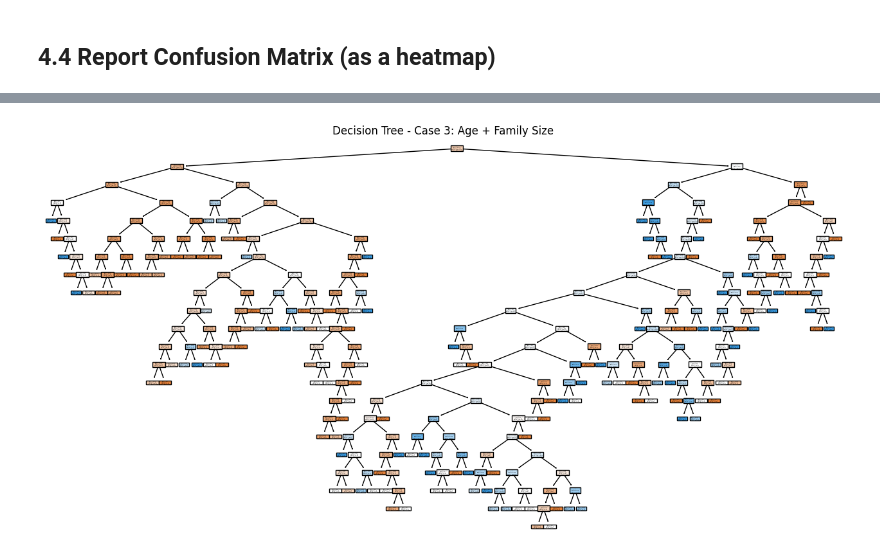
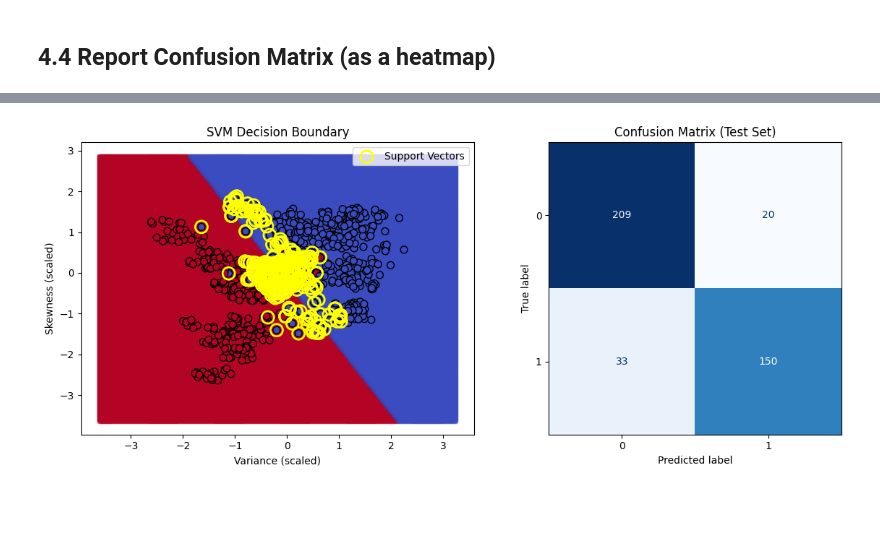
Before and after one commit to bfuemmeler/mlmidterm, a Jupyter notebook: notebook/midterm.ipynb, the cells around one changed output, grey strips where cells are left out. Cells and saved outputs as stored; diff of their text form; code cells hidden in the pictures; blank space fills up the shorter version.

```diff
--- a/notebook/midterm.ipynb
+++ b/notebook/midterm.ipynb
@@ -488,17 +384,63 @@ fig.savefig("tree_case2_age.png")
-# %%
-# Plot Decision Tree for Case 3
-fig = plt.figure(figsize=(16, 8))
-plot_tree(tree_model3,
-          feature_names=X3.columns,
-          class_names=["Not Survived", "Survived"],
-          filled=True)
-plt.title("Decision Tree - Case 3: Age + Family Size")
-plt.show()
-
-# Save image
-fig.savefig("tree_case3_age_family.png")
-# %% [output]
-[figure, removed]
+# %%
+import numpy as np
+import matplotlib.pyplot as plt
+from sklearn.svm import SVC
+from sklearn.preprocessing import StandardScaler
+from sklearn.model_selection import train_test_split
+from sklearn.metrics import confusion_matrix, ConfusionMatrixDisplay
+
+# Use only variance and skewness for visualization
+X_vis = X[['variance', 'skewness']].values
+y_vis = y.values
+
+# Split data
+X_train, X_test, y_train, y_test = train_test_split(X_vis, y_vis, test_size=0.3, random_state=42)
+
+# Scale features
+scaler = StandardScaler()
+X_train_scaled = scaler.fit_transform(X_train)
+X_test_scaled = scaler.transform(X_test)
+
+# Fit SVM
+model = SVC(kernel='linear')
+model.fit(X_train_scaled, y_train)
+
+# Predict on test set
+y_pred = model.predict(X_test_scaled)
+
+# ----- Decision Boundary Plot -----
+x_min, x_max = X_train_scaled[:, 0].min() - 1, X_train_scaled[:, 0].max() + 1
+y_min, y_max = X_train_scaled[:, 1].min() - 1, X_train_scaled[:, 1].max() + 1
+xx, yy = np.meshgrid(np.linspace(x_min, x_max, 500),
+                     np.linspace(y_min, y_max, 500))
+
+Z = model.predict(np.c_[xx.ravel(), yy.ravel()])
+Z = Z.reshape(xx.shape)
+
+plt.figure(figsize=(12,5))
+
+# Left: Decision boundary
+plt.subplot(1, 2, 1)
+plt.scatter(xx, yy, c=Z, alpha=0.2, cmap=plt.cm.coolwarm, marker='s', s=10)
+plt.scatter(X_train_scaled[:, 0], X_train_scaled[:, 1], c=y_train, s=50, edgecolor='k', cmap=plt.cm.coolwarm)
+plt.scatter(model.support_vectors_[:, 0], model.support_vectors_[:, 1],
+            facecolors='none', edgecolors='yellow', s=150, linewidths=2, label='Support Vectors')
+plt.xlabel('Variance (scaled)')
+plt.ylabel('Skewness (scaled)')
+plt.title('SVM Decision Boundary')
+plt.legend()
+
+# Right: Confusion Matrix
+plt.subplot(1, 2, 2)
+cm = confusion_matrix(y_test, y_pred)
+disp = ConfusionMatrixDisplay(confusion_matrix=cm, display_labels=model.classes_)
+disp.plot(cmap=plt.cm.Blues, ax=plt.gca(), colorbar=False)
+plt.title('Confusion Matrix (Test Set)')
+
+plt.tight_layout()
+plt.show()
+# %% [output]
+[figure, added]
 # %% [markdown]
 ## Reflection 4:
 How well did the model perform?
```
Also changed, not shown: parts of 45 cells of this notebook.
